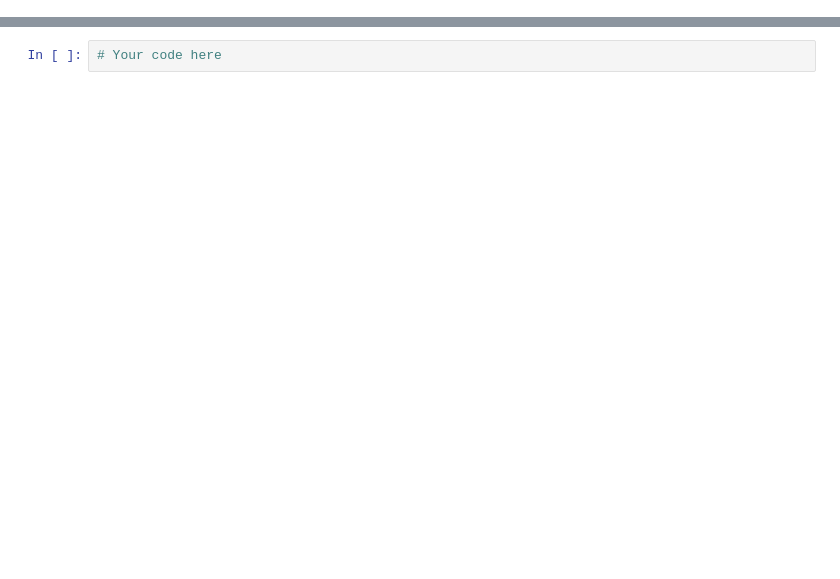
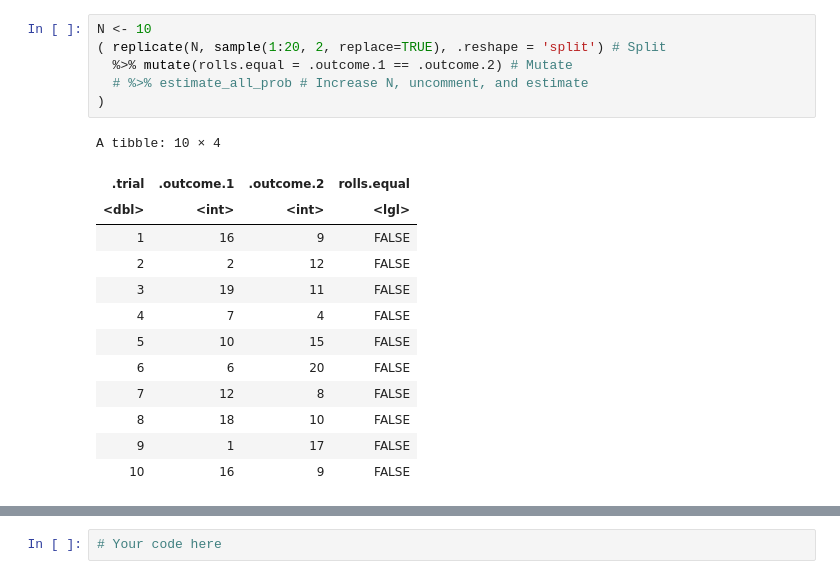
Before and after one commit to yardsale8/probability_simulations_in_R, a Jupyter notebook: 1_5_transforming_compound_outcomes.ipynb, the cells around one changed output, grey strips where cells are left out. Drawn from its saved outputs; the diff is of its cells as text; blank space fills up the shorter version.

```diff
--- a/1_5_transforming_compound_outcomes.ipynb
+++ b/1_5_transforming_compound_outcomes.ipynb
@@ -211,0 +177,20 @@ Set up an experiment that involves rolling a fair 6-sided die once.  Be sure to
+# %%
+N <- 10
+( replicate(N, sample(1:20, 2, replace=TRUE), .reshape = 'split') # Split
+  %>% mutate(rolls.equal = .outcome.1 == .outcome.2) # Mutate
+  # %>% estimate_all_prob # Increase N, uncomment, and estimate
+)
+# %% [output]
+A tibble: 10 × 4
+| .trial | .outcome.1 | .outcome.2 | rolls.equal |
+| <dbl> | <int> | <int> | <lgl> |
+| 1 | 16 | 9 | FALSE |
+| 2 | 2 | 12 | FALSE |
+| 3 | 19 | 11 | FALSE |
+| 4 | 7 | 4 | FALSE |
+| 5 | 10 | 15 | FALSE |
+| 6 | 6 | 20 | FALSE |
+| 7 | 12 | 8 | FALSE |
+| 8 | 18 | 10 | FALSE |
+| 9 | 1 | 17 | FALSE |
+| 10 | 16 | 9 | FALSE |
```
Also changed, not shown: parts of 76 cells of this notebook.
